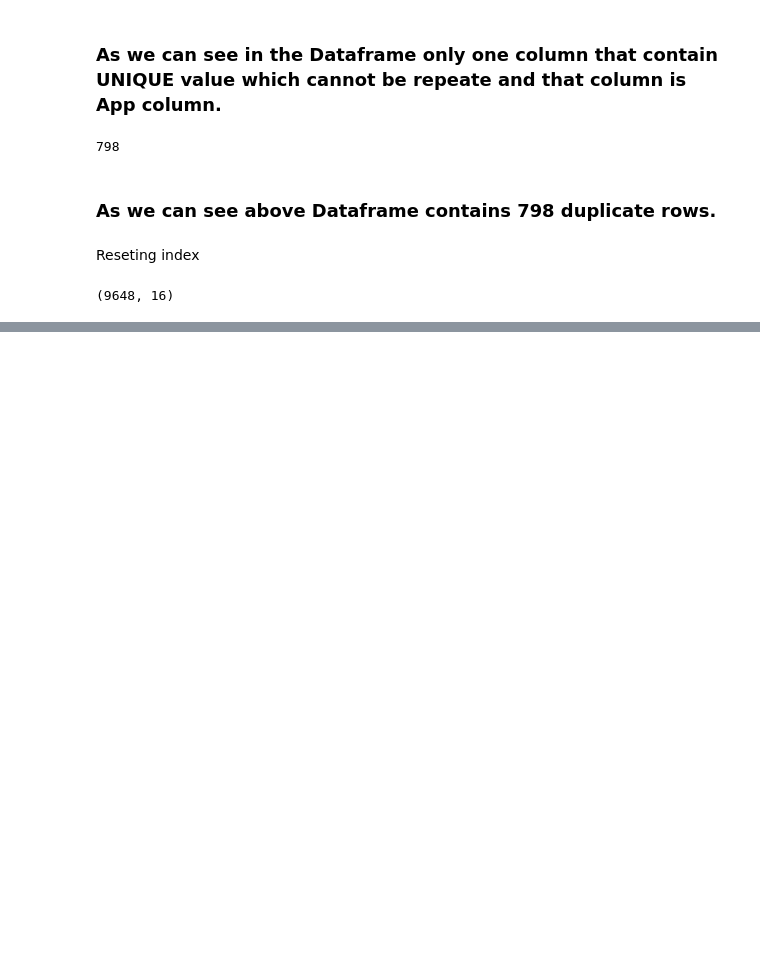
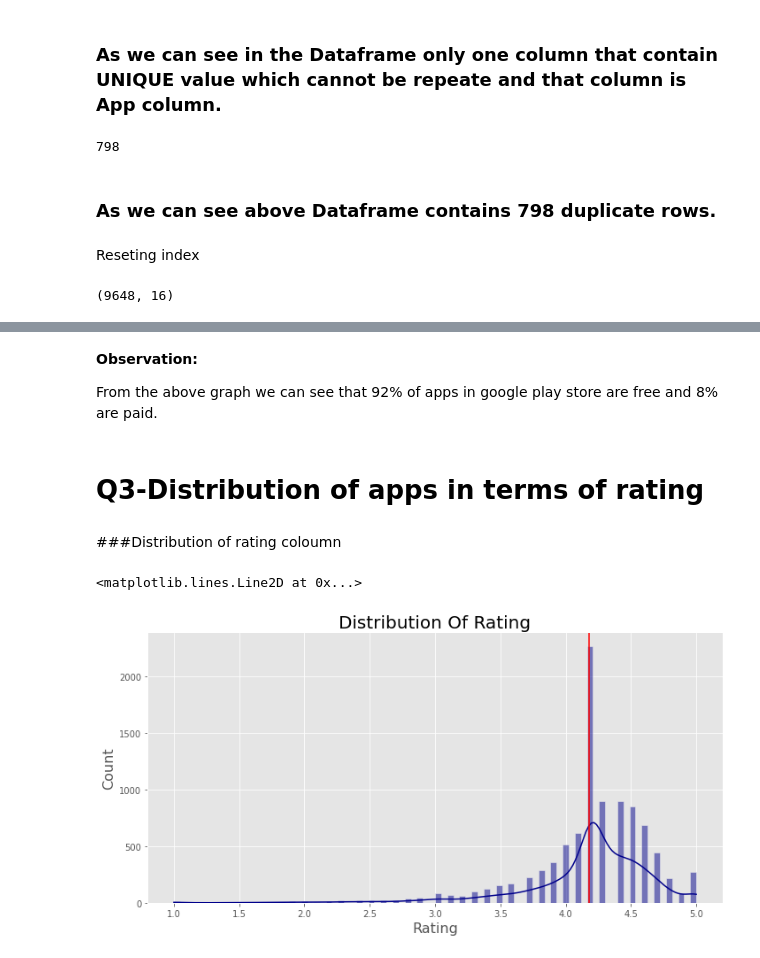
Before and after one commit to subodhsd/Play-Store-Analysis, a Jupyter notebook: Play_Store_App_Review_Analysis_Final.ipynb, the cells around one changed output, grey strips where cells are left out. Drawn from its saved outputs; the diff is of its cells as text; code cells hidden in the pictures; blank space fills up the shorter version.

```diff
--- a/Play_Store_App_Review_Analysis_Final.ipynb
+++ b/Play_Store_App_Review_Analysis_Final.ipynb
@@ -376,0 +547,19 @@ df.shape
+# %% [markdown]
+**Observation:**
+
+From the above graph we can see that 92% of apps in google play store are free and 8% are paid.
+# %% [markdown]
+# Q3-Distribution of apps in terms of rating
+# %% [markdown]
+###Distribution of rating coloumn
+# %%
+#first check the distribution of the rating coloumn
+plt.style.use('ggplot')
+sns.displot(data=df["Rating"],kde = True,height=5, aspect=2,color="darkblue")
+plt.xlabel("Rating", fontsize = 16)
+plt.ylabel("Count", fontsize = 16)
+plt.title("Distribution Of Rating", fontsize = 20)
+plt.axvline(x=df["Rating"].mean(),color='red')
+# %% [output]
+<matplotlib.lines.Line2D at 0x...>
+[figure, added]
```
Also changed, not shown: parts of 48 cells of this notebook.
